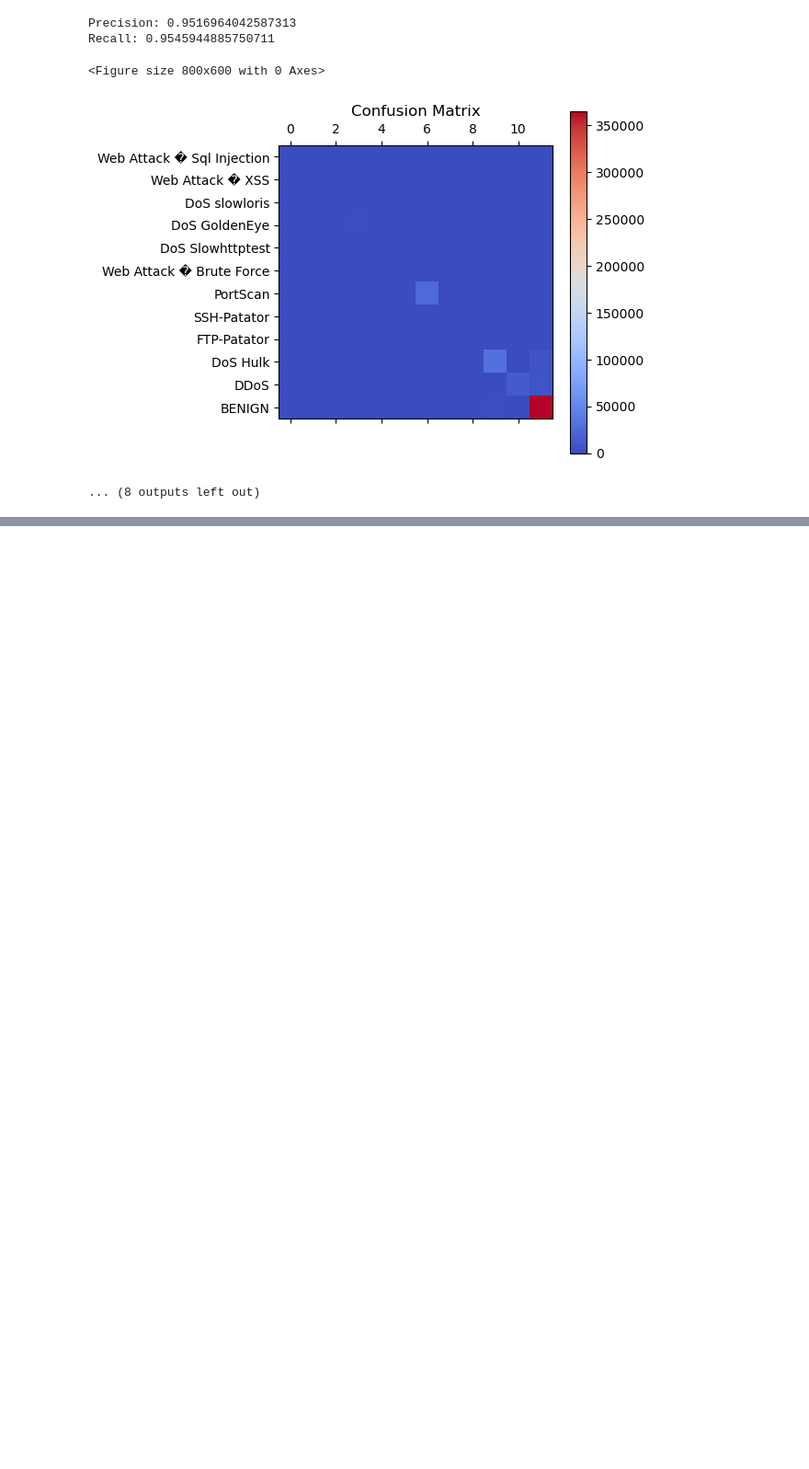
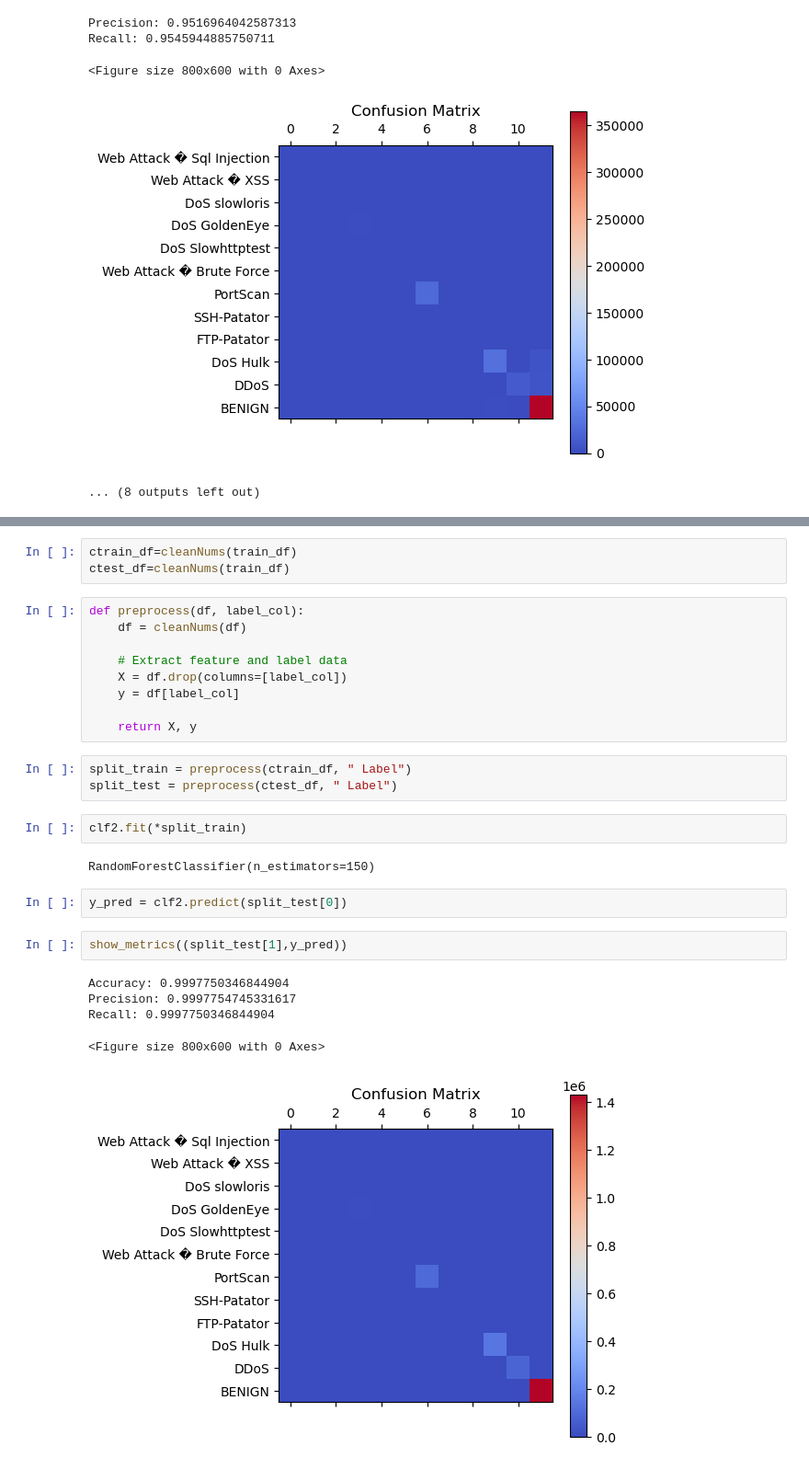
Before and after one commit to ndhananj/ITU-AI-ML-data-exploration, a Jupyter notebook: explore_training.ipynb, the cells around one changed output, grey strips where cells are left out. Shown: that part at 92% size. Saved outputs shown, nothing was run; the diff lists cells and outputs as text; blank space fills up the shorter version.

Commit message:
Add random forest classifier.

```diff
--- a/explore_training.ipynb
+++ b/explore_training.ipynb
@@ -653,0 +656,29 @@ Recall: 0.9545944885750711
+# %%
+ctrain_df=cleanNums(train_df)
+ctest_df=cleanNums(train_df)
+# %%
+def preprocess(df, label_col):
+    df = cleanNums(df)
+
+    # Extract feature and label data
+    X = df.drop(columns=[label_col])
+    y = df[label_col]
+
+    return X, y
+# %%
+split_train = preprocess(ctrain_df, " Label")
+split_test = preprocess(ctest_df, " Label")
+# %%
+clf2.fit(*split_train)
+# %% [output]
+RandomForestClassifier(n_estimators=150)
+# %%
+y_pred = clf2.predict(split_test[0])
+# %%
+show_metrics((split_test[1],y_pred))
+# %% [output]
+Accuracy: 0.9997750346844904
+Precision: 0.9997754745331617
+Recall: 0.9997750346844904
+<Figure size 800x600 with 0 Axes>
+[figure, added]
```
Also changed, not shown: parts of 1 cell of this notebook.
